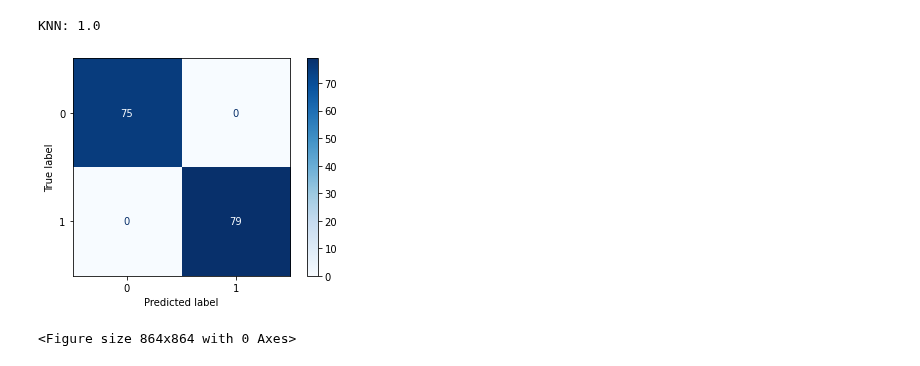
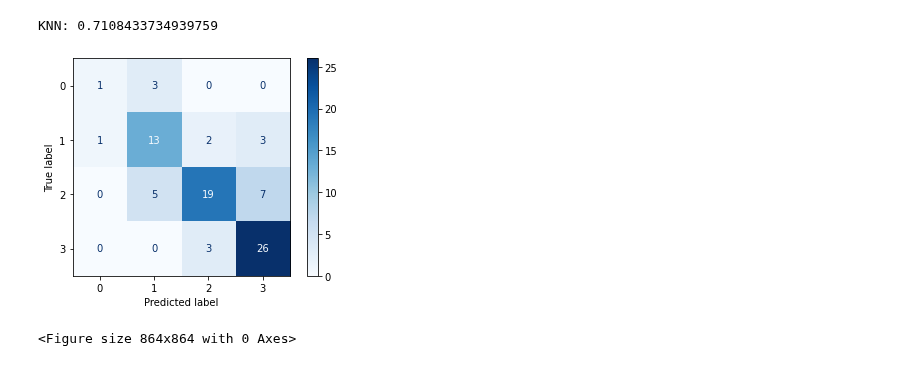
Before and after one commit to ddotu2612/BTL_MachineLearning, a Jupyter notebook: KNN_TuCode.ipynb, the cells around one changed output. Saved outputs shown, nothing was run; the diff lists cells and outputs as text; code cells hidden in the pictures.

```diff
--- a/KNN_TuCode.ipynb
+++ b/KNN_TuCode.ipynb
@@ -43,12 +45,12 @@ So luong nhan:  1025
 # %%
-# Dataset 1 bệnh tim
-X_train, X_test, y_train, y_test = train_test_split(X_train_test, label, test_size=0.15, stratify=label, random_state=10)
-X_train
+# # Dataset 1 bệnh tim
+# X_train, X_test, y_train, y_test = train_test_split(X_train_test, label, test_size=0.15, stratify=label, random_state=10)
+# X_train
 
 # Dataset 2
-# cv = StratifiedShuffleSplit(n_splits=1, test_size=0.2, random_state = 0)
-# train_index, test_index = list(cv.split(X_train_test, label))[0]
-# X_train, X_test = X_train_test.iloc[train_index], X_train_test.iloc[test_index]
-# y_train, y_test = label.iloc[train_index], label.iloc[test_index]
-# y_train.value_counts().plot(kind="pie")
+cv = StratifiedShuffleSplit(n_splits=1, test_size=0.2, random_state = 0)
+train_index, test_index = list(cv.split(X_train_test, label))[0]
+X_train, X_test = X_train_test.iloc[train_index], X_train_test.iloc[test_index]
+y_train, y_test = label.iloc[train_index], label.iloc[test_index]
+y_train.value_counts().plot(kind="pie")
 # %% [output]
@@ -152,6 +143,8 @@ plt.show()
+# %%
+max_accuracy = [] # lưu lại kết quả tốt nhất với hai model ( tự code và sử dụng thư viện)
 # %%
 # Test mô hình với K=5, cho độ chính xác cao nhất
-model = KNN(top_k = 1)
+model = KNN(top_k = 10)
 
 model.fit(np.array(X_train), np.array(y_train))
 
@@ -161,5 +154,7 @@ y_pred = model.predict_batch(np.array(X_test))
 # Caculate accuracy score
 acc = accuracy_score(y_pred, np.array(y_test))
 
+max_accuracy.append(acc)
+
 acc
 # %% [output]
@@ -207,17 +202,20 @@ Accuracy max:  0.9941176470588236
 # %%
 # Test với bộ tham số tốt nhất
-knn = KNeighborsClassifier(n_neighbors=1)
+knn = KNeighborsClassifier(n_neighbors=9)
 knn.fit(X_train, y_train)
 
 print(f'KNN: {accuracy_score(y_test, knn.predict(X_test))}')
 # Hiển thị confusion matrix
 
 plot_confusion_matrix(knn, X_test, y_test, cmap = plt.cm.Blues)
+
+max_accuracy.append(accuracy_score(y_test, knn.predict(X_test)))
+
 plt.figure(figsize = (12, 12))
 plt.show()
 # %% [output]
-KNN: 1.0
+KNN: 0.7108433734939759
-[figure, old version]
+[figure, new version]
 <Figure size 864x864 with 0 Axes>
 # %%
 # Generating classification report
```
Also changed, not shown: parts of 10 cells of this notebook, 2 other files.
